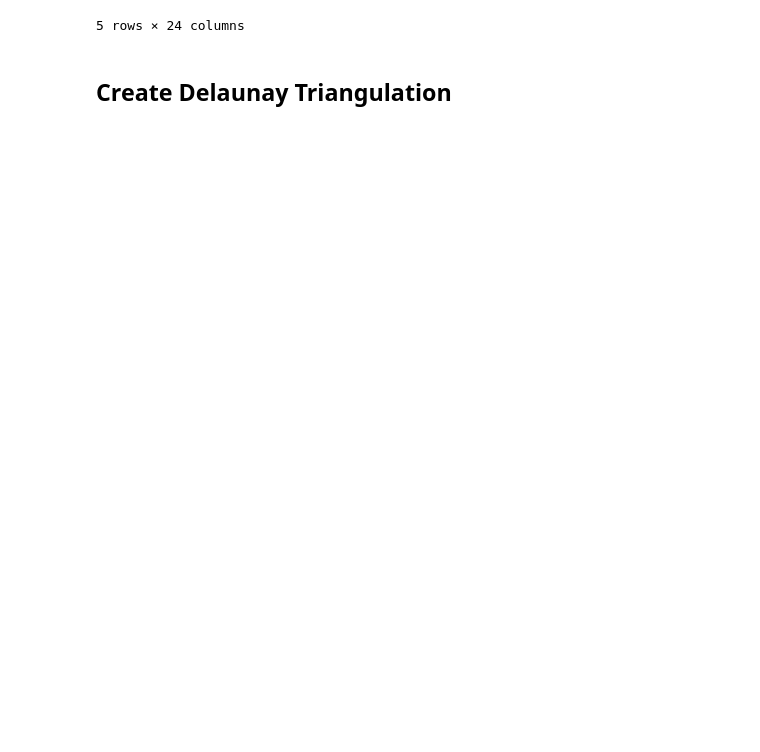
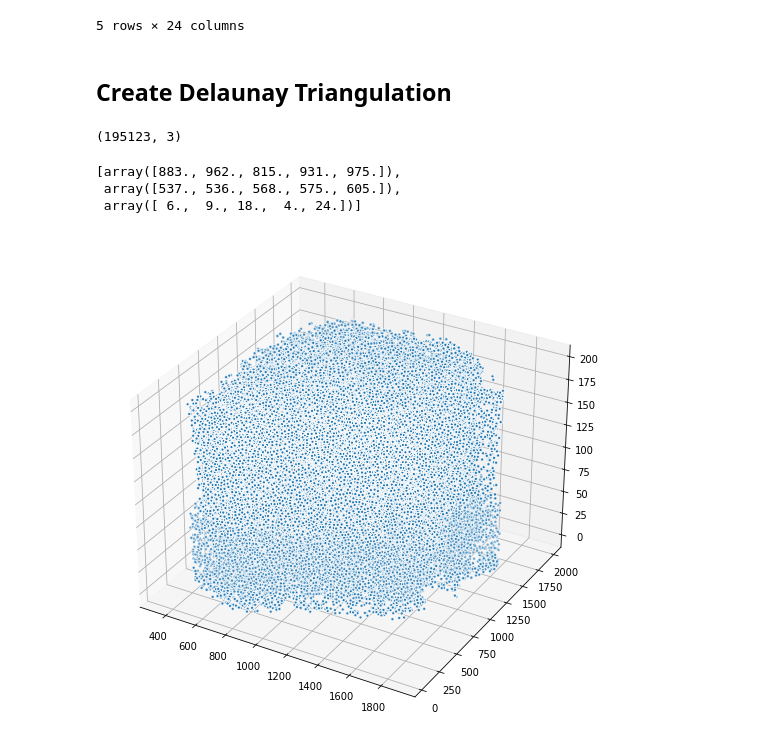
Before and after one commit to GusBusDraws/mhe-analysis, a Jupyter notebook: nbs/50-plot-centroids.ipynb, the cells around one changed output. Cells and saved outputs as stored; diff of their text form; code cells hidden in the pictures; blank space fills up the shorter version.

Commit message:
Plot centroids

```diff
--- a/nbs/50-plot-centroids.ipynb
+++ b/nbs/50-plot-centroids.ipynb
@@ -93,6 +86,25 @@ for simplex in tri.simplices:
     G.add_edge(simplex[2], simplex[0])
 # Add node positions for drawing
 pos = {i: points[i] for i in range(len(points))}
+# %%
+points.shape
+# %% [output]
+(195123, 3)
+# %%
+[*points[:5, :].T]
+# %% [output]
+[array([883., 962., 815., 931., 975.]),
+ array([537., 536., 568., 575., 605.]),
+ array([ 6.,  9., 18.,  4., 24.])]
+# %%
+# Create the 3D figure
+fig = plt.figure(figsize=(16, 9))
+ax = fig.add_subplot(111, projection="3d")
+# Plot the nodes - alpha is scaled by "depth" automatically
+ax.scatter(*points.T, s=10, ec="w")
+plt.show()
+# %% [output]
+[figure, added]
 # %%
 # Extract node and edge positions from the layout
 node_xyz = np.array([pos[v] for v in sorted(G)])
```
Also changed, not shown: parts of 3 cells of this notebook.
